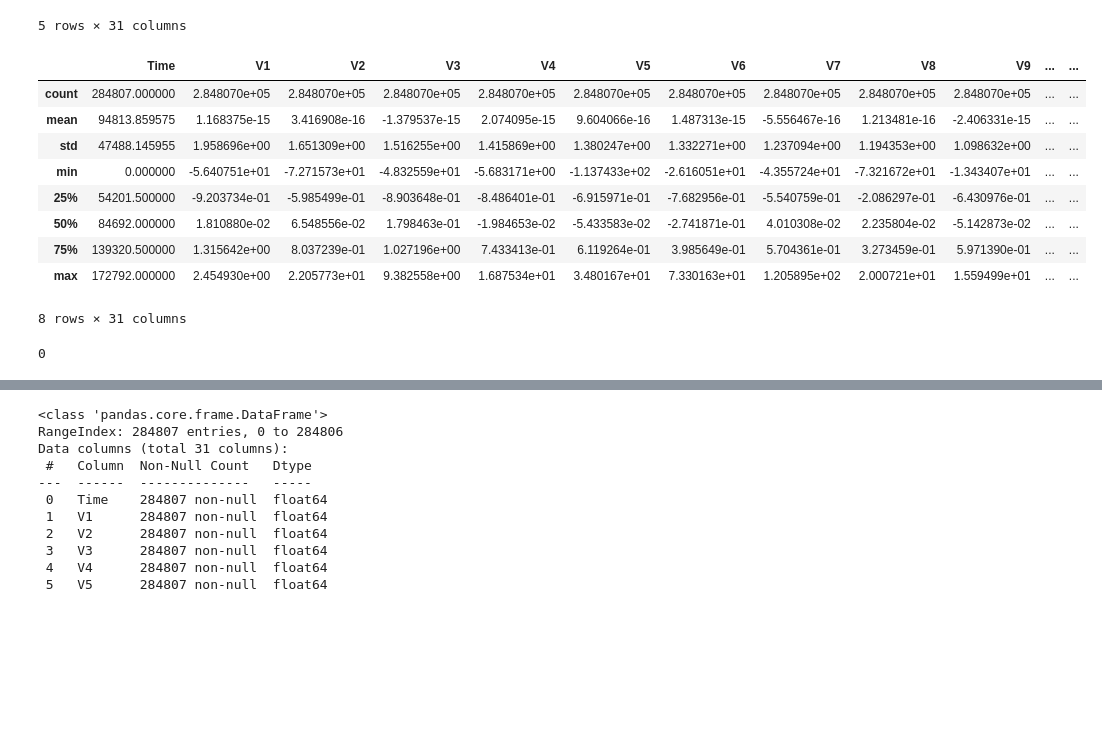
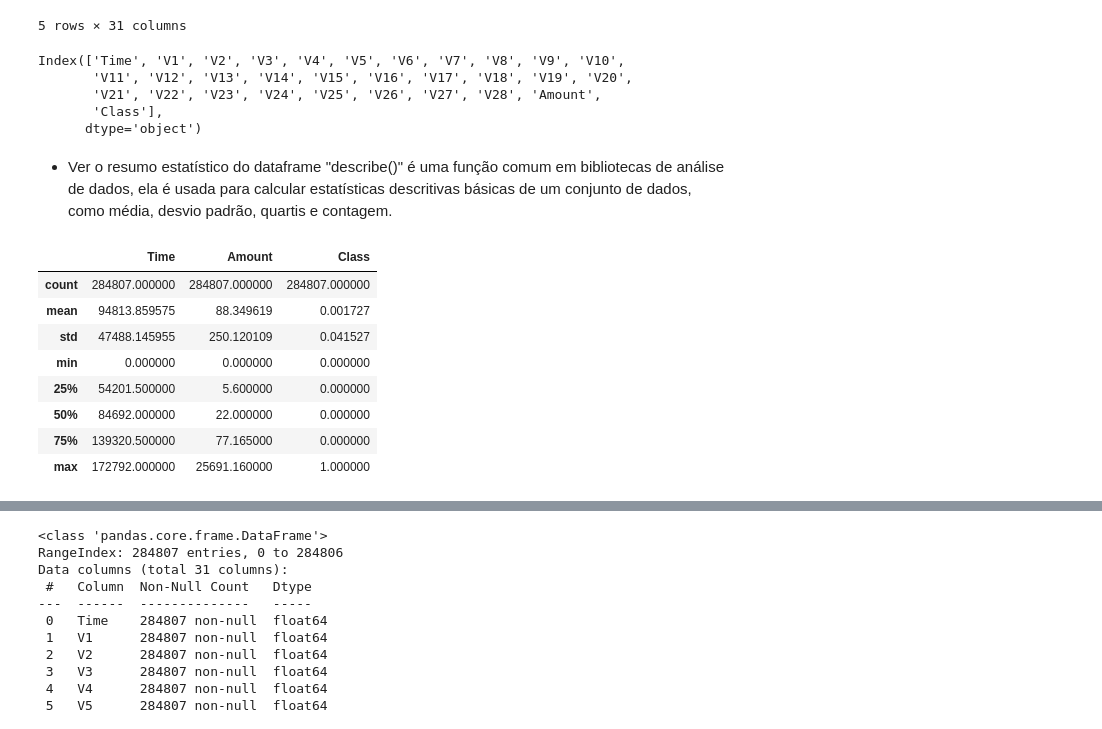
Before and after one commit to IsWallison/Deteccao_de_Fraude, a Jupyter notebook: Projeto_Detecção_de_Fraude_em_Cartões_de_Crédito.ipynb, the cells around one changed output, grey strips where cells are left out. Saved outputs shown, nothing was run; the diff lists cells and outputs as text; code cells hidden in the pictures; blank space fills up the shorter version.

```diff
--- a/Projeto_Detecção_de_Fraude_em_Cartões_de_Crédito.ipynb
+++ b/Projeto_Detecção_de_Fraude_em_Cartões_de_Crédito.ipynb
@@ -107,20 +98,26 @@ df.head()
 | 3 | 1.0 | -0.966272 | -0.185226 | 1.792993 | -0.863291 | -0.010309 | 1.247203 | 0.237609 | 0.377436 | -1.387024 | ... | ... |
 | 4 | 2.0 | -1.158233 | 0.877737 | 1.548718 | 0.403034 | -0.407193 | 0.095921 | 0.592941 | -0.270533 | 0.817739 | ... | ... |
 5 rows × 31 columns
+# %%
+df.columns
+# %% [output]
+Index(['Time', 'V1', 'V2', 'V3', 'V4', 'V5', 'V6', 'V7', 'V8', 'V9', 'V10',
+       'V11', 'V12', 'V13', 'V14', 'V15', 'V16', 'V17', 'V18', 'V19', 'V20',
+       'V21', 'V22', 'V23', 'V24', 'V25', 'V26', 'V27', 'V28', 'Amount',
+       'Class'],
+      dtype='object')
+# %% [markdown]
+* Ver o resumo estatístico do dataframe
+"describe()" é uma função comum em bibliotecas de análise de dados, ela é usada para calcular estatísticas descritivas básicas de um conjunto de dados, como média, desvio padrão, quartis e contagem.
 # %%
-df.describe()
+df[['Time','Amount', 'Class']].describe()
 # %% [output]
-|  | Time | V1 | V2 | V3 | V4 | V5 | V6 | V7 | V8 | V9 | ... | ... |
-| count | 284807.000000 | 2.848070e+05 | 2.848070e+05 | 2.848070e+05 | 2.848070e+05 | 2.848070e+05 | 2.848070e+05 | 2.848070e+05 | 2.848070e+05 | 2.848070e+05 | ... | ... |
-| mean | 94813.859575 | 1.168375e-15 | 3.416908e-16 | -1.379537e-15 | 2.074095e-15 | 9.604066e-16 | 1.487313e-15 | -5.556467e-16 | 1.213481e-16 | -2.406331e-15 | ... | ... |
-| std | 47488.145955 | 1.958696e+00 | 1.651309e+00 | 1.516255e+00 | 1.415869e+00 | 1.380247e+00 | 1.332271e+00 | 1.237094e+00 | 1.194353e+00 | 1.098632e+00 | ... | ... |
-| min | 0.000000 | -5.640751e+01 | -7.271573e+01 | -4.832559e+01 | -5.683171e+00 | -1.137433e+02 | -2.616051e+01 | -4.355724e+01 | -7.321672e+01 | -1.343407e+01 | ... | ... |
-| 25% | 54201.500000 | -9.203734e-01 | -5.985499e-01 | -8.903648e-01 | -8.486401e-01 | -6.915971e-01 | -7.682956e-01 | -5.540759e-01 | -2.086297e-01 | -6.430976e-01 | ... | ... |
-| 50% | 84692.000000 | 1.810880e-02 | 6.548556e-02 | 1.798463e-01 | -1.984653e-02 | -5.433583e-02 | -2.741871e-01 | 4.010308e-02 | 2.235804e-02 | -5.142873e-02 | ... | ... |
-| 75% | 139320.500000 | 1.315642e+00 | 8.037239e-01 | 1.027196e+00 | 7.433413e-01 | 6.119264e-01 | 3.985649e-01 | 5.704361e-01 | 3.273459e-01 | 5.971390e-01 | ... | ... |
-| max | 172792.000000 | 2.454930e+00 | 2.205773e+01 | 9.382558e+00 | 1.687534e+01 | 3.480167e+01 | 7.330163e+01 | 1.205895e+02 | 2.000721e+01 | 1.559499e+01 | ... | ... |
+|  | Time | Amount | Class |
+| count | 284807.000000 | 284807.000000 | 284807.000000 |
+| mean | 94813.859575 | 88.349619 | 0.001727 |
+| std | 47488.145955 | 250.120109 | 0.041527 |
+| min | 0.000000 | 0.000000 | 0.000000 |
+| 25% | 54201.500000 | 5.600000 | 0.000000 |
+| 50% | 84692.000000 | 22.000000 | 0.000000 |
+| 75% | 139320.500000 | 77.165000 | 0.000000 |
+| max | 172792.000000 | 25691.160000 | 1.000000 |
-8 rows × 31 columns
-# %%
-df.isnull().sum().max()
-# %% [output]
-0
```
Also changed, not shown: parts of 41 cells of this notebook.
